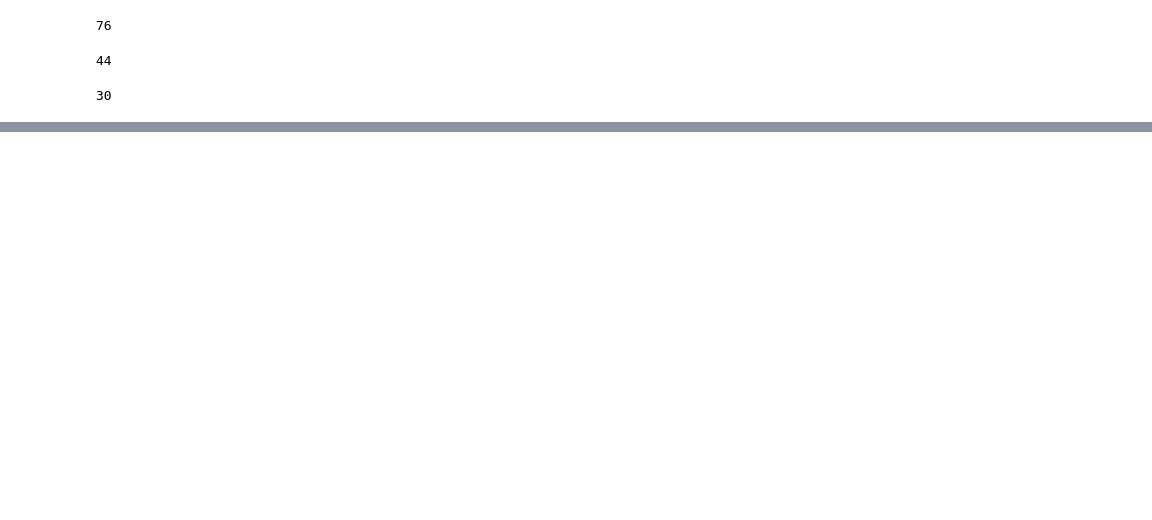
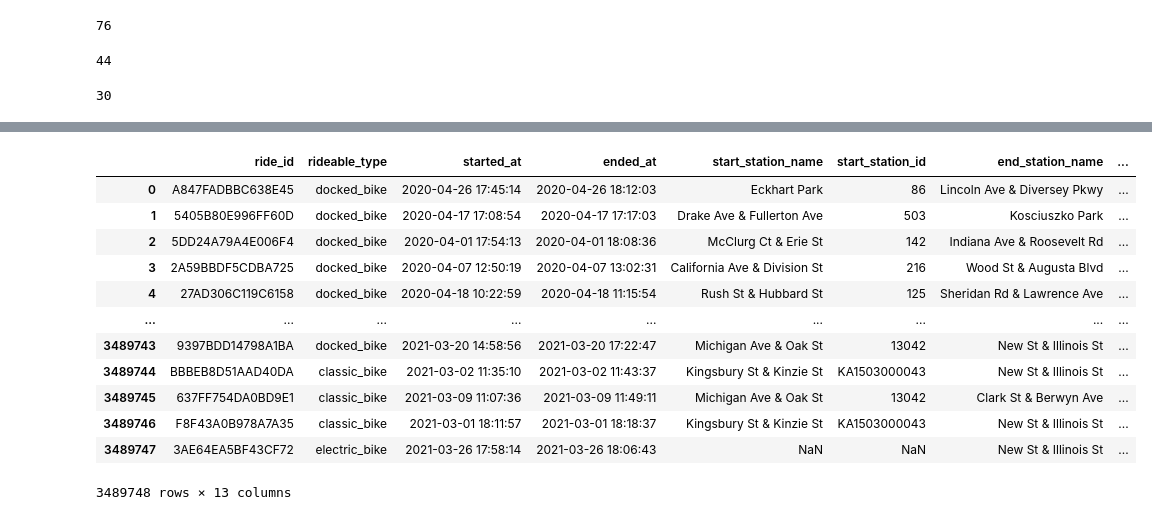
Before and after one commit to nick-kopy/Predicting-Bike-Rental-Station-Traffic, a Jupyter notebook: cap3.ipynb, the cells around one changed output, grey strips where cells are left out. Saved outputs shown, nothing was run; the diff lists cells and outputs as text; code cells hidden in the pictures; blank space fills up the shorter version.

```diff
--- a/cap3.ipynb
+++ b/cap3.ipynb
@@ -425,0 +316,32 @@ len(group_f)
+# %%
+# raw data for whatever you might need it for
+filelist = []
+frames = []
+
+for month in [4,5,6,7,8,9,10,11,12]:
+    filelist.append('data/2020{:02d}-divvy-tripdata.csv'.format(month))
+for month in [1,2,3]:
+    filelist.append('data/2021{:02d}-divvy-tripdata.csv'.format(month))
+
+for month in filelist:
+    lil_df = pd.read_csv(month)
+
+    frames.append(lil_df)
+
+dfraw = pd.concat(frames, ignore_index=True)
+
+dfraw
+# %% [output]
+|  | ride_id | rideable_type | started_at | ended_at | start_station_name | start_station_id | end_station_name | ... |
+| 0 | A847FADBBC638E45 | docked_bike | 2020-04-26 17:45:14 | 2020-04-26 18:12:03 | Eckhart Park | 86 | Lincoln Ave & Diversey Pkwy | ... |
+| 1 | 5405B80E996FF60D | docked_bike | 2020-04-17 17:08:54 | 2020-04-17 17:17:03 | Drake Ave & Fullerton Ave | 503 | Kosciuszko Park | ... |
+| 2 | 5DD24A79A4E006F4 | docked_bike | 2020-04-01 17:54:13 | 2020-04-01 18:08:36 | McClurg Ct & Erie St | 142 | Indiana Ave & Roosevelt Rd | ... |
+| 3 | 2A59BBDF5CDBA725 | docked_bike | 2020-04-07 12:50:19 | 2020-04-07 13:02:31 | California Ave & Division St | 216 | Wood St & Augusta Blvd | ... |
+| 4 | 27AD306C119C6158 | docked_bike | 2020-04-18 10:22:59 | 2020-04-18 11:15:54 | Rush St & Hubbard St | 125 | Sheridan Rd & Lawrence Ave | ... |
+| ... | ... | ... | ... | ... | ... | ... | ... | ... |
+| 3489743 | 9397BDD14798A1BA | docked_bike | 2021-03-20 14:58:56 | 2021-03-20 17:22:47 | Michigan Ave & Oak St | 13042 | New St & Illinois St | ... |
+| 3489744 | BBBEB8D51AAD40DA | classic_bike | 2021-03-02 11:35:10 | 2021-03-02 11:43:37 | Kingsbury St & Kinzie St | KA1503000043 | New St & Illinois St | ... |
+| 3489745 | 637FF754DA0BD9E1 | classic_bike | 2021-03-09 11:07:36 | 2021-03-09 11:49:11 | Michigan Ave & Oak St | 13042 | Clark St & Berwyn Ave | ... |
+| 3489746 | F8F43A0B978A7A35 | classic_bike | 2021-03-01 18:11:57 | 2021-03-01 18:18:37 | Kingsbury St & Kinzie St | KA1503000043 | New St & Illinois St | ... |
+| 3489747 | 3AE64EA5BF43CF72 | electric_bike | 2021-03-26 17:58:14 | 2021-03-26 18:06:43 | NaN | NaN | New St & Illinois St | ... |
+3489748 rows × 13 columns
```
Also changed, not shown: parts of 28 cells of this notebook.
